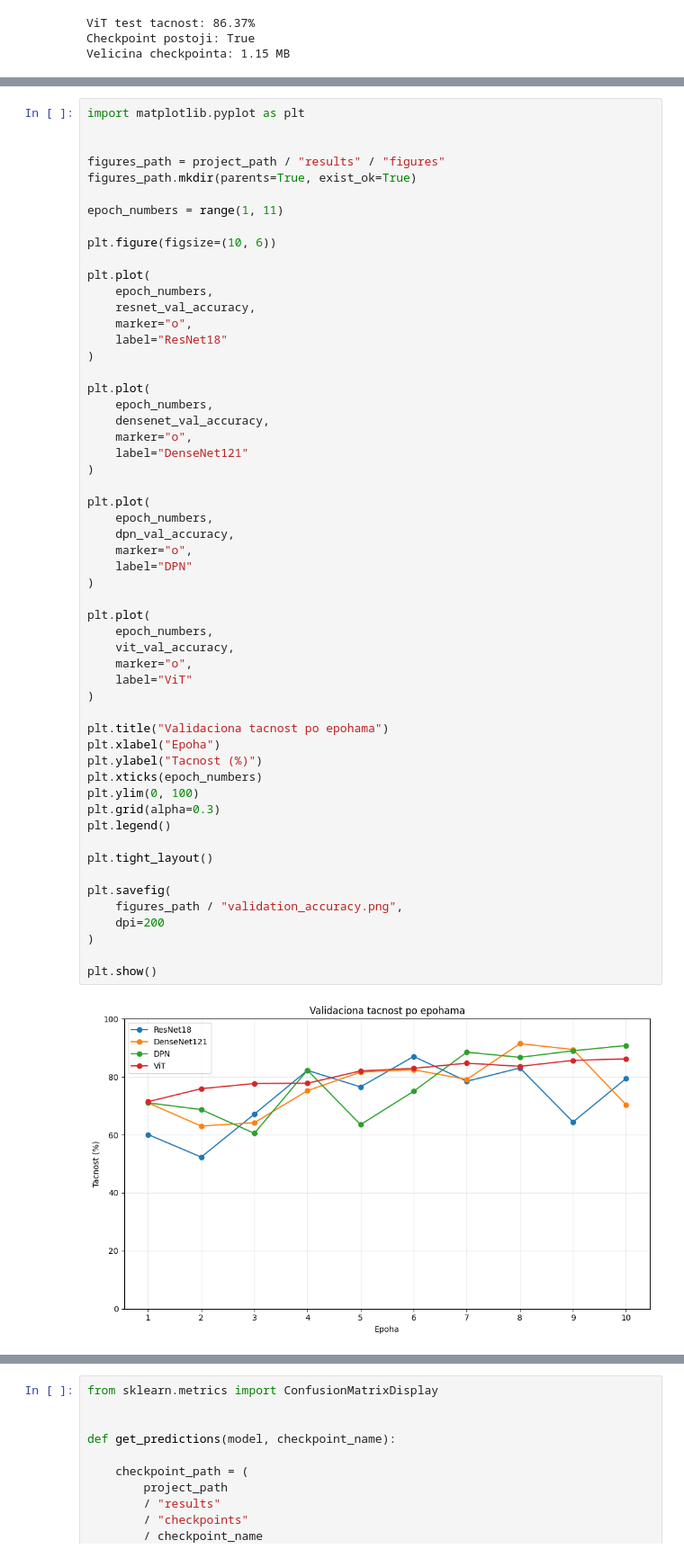
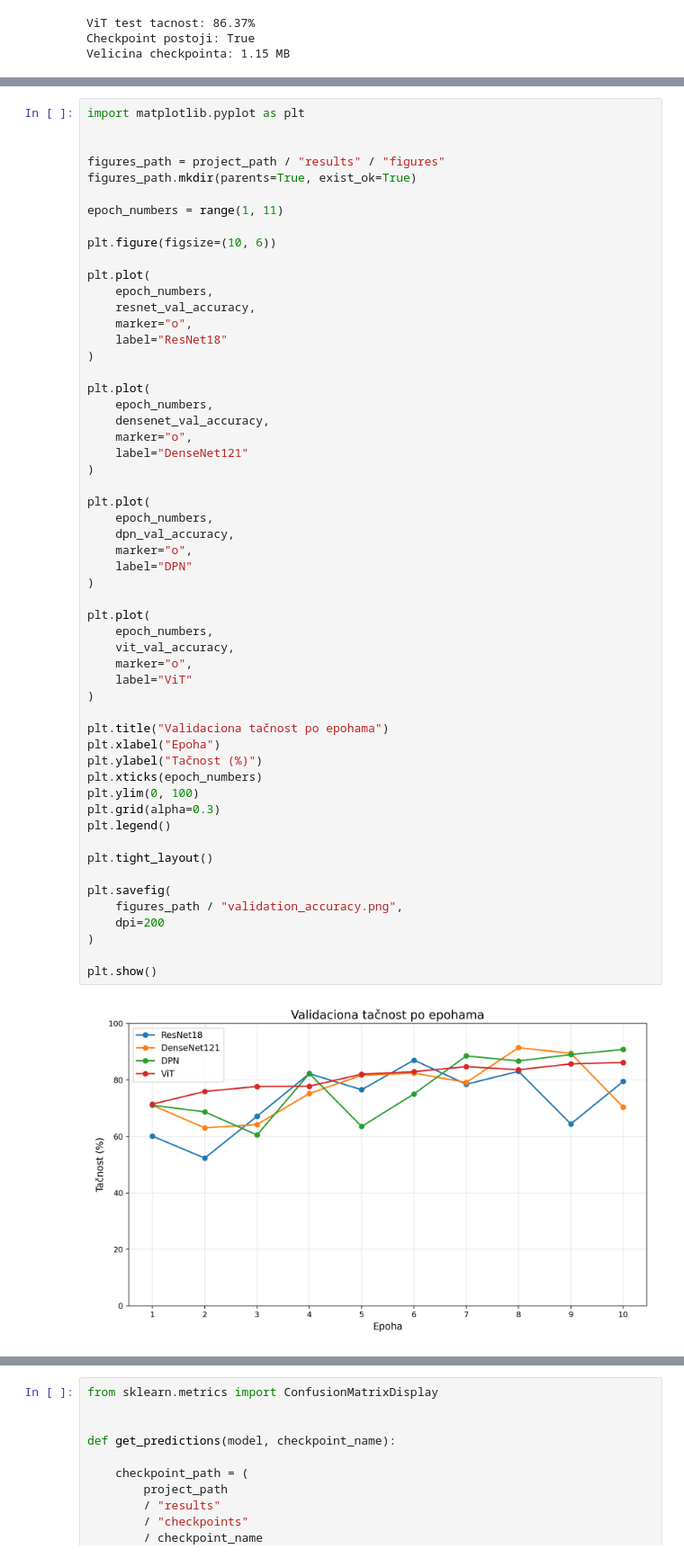
Before and after one commit to markovicdjordje-rs/DPN_EuroSAT, a Jupyter notebook: notebooks/02_train_final.ipynb, the cells around one changed output, grey strips where cells are left out. Shown at 90% size. Cells and saved outputs as stored; diff of their text form.

```diff
--- a/notebooks/02_train_final.ipynb
+++ b/notebooks/02_train_final.ipynb
@@ -1012,33 +1001,33 @@ plt.plot(
 
 plt.plot(
     epoch_numbers,
     dpn_val_accuracy,
     marker="o",
     label="DPN"
 )
 
 plt.plot(
     epoch_numbers,
     vit_val_accuracy,
     marker="o",
     label="ViT"
 )
 
-plt.title("Validaciona tacnost po epohama")
+plt.title("Validaciona tačnost po epohama")
 plt.xlabel("Epoha")
-plt.ylabel("Tacnost (%)")
+plt.ylabel("Tačnost (%)")
 plt.xticks(epoch_numbers)
 plt.ylim(0, 100)
 plt.grid(alpha=0.3)
 plt.legend()
 
 plt.tight_layout()
 
 plt.savefig(
     figures_path / "validation_accuracy.png",
     dpi=200
 )
 
 plt.show()
 # %% [output]
-[figure, old version]
+[figure, new version]
```
Also changed, not shown: parts of 17 cells of this notebook, 2 other files.
